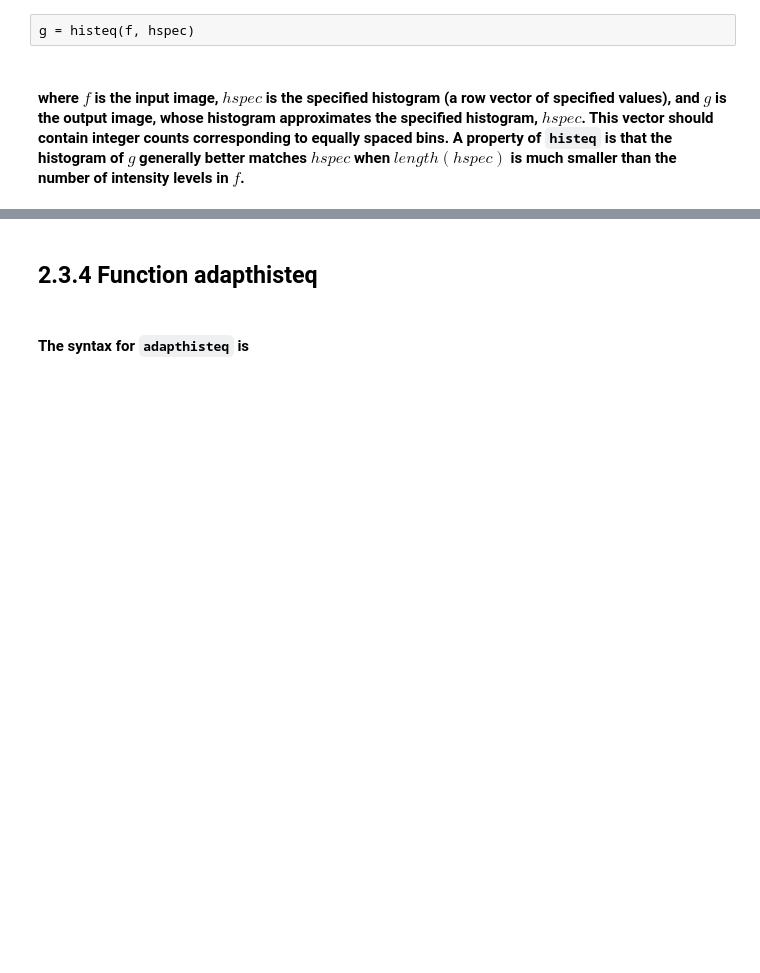
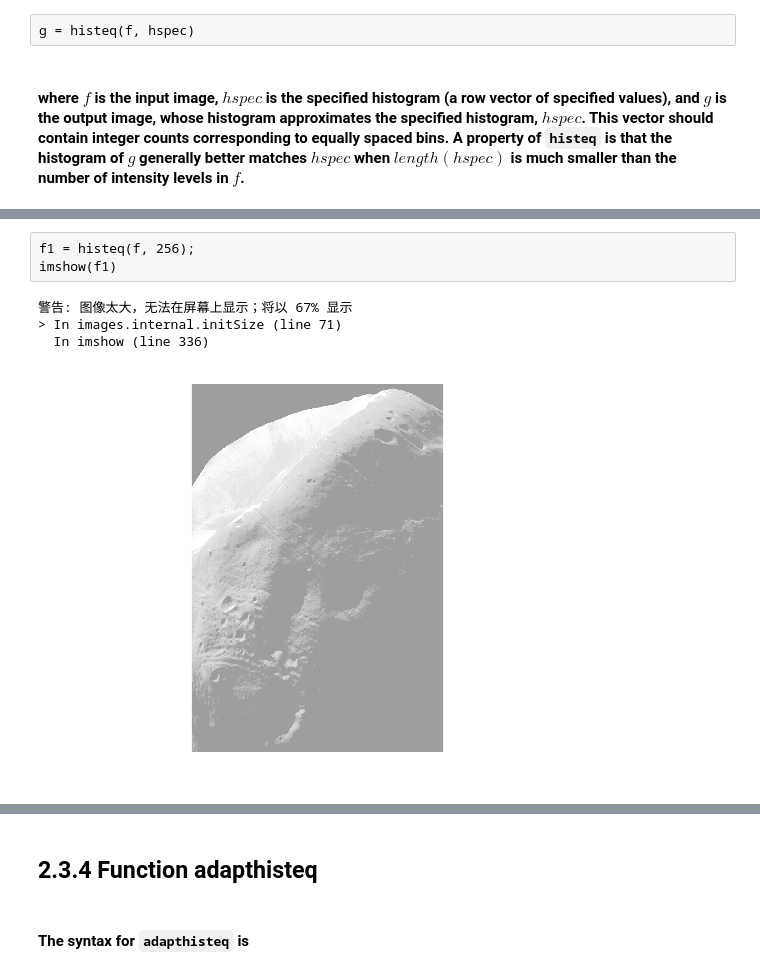
Before and after one commit to SunYufei/dipum2e, a Jupyter notebook: Chapter 2/2.3.ipynb, the cells around one changed output, grey strips where cells are left out. Drawn from its saved outputs; the diff is of its cells as text; blank space fills up the shorter version.

```diff
--- a/Chapter 2/2.3.ipynb
+++ b/Chapter 2/2.3.ipynb
@@ -196,0 +199,8 @@ subplot(224), imhist(f1)
+# %%
+f1 = histeq(f, 256);
+imshow(f1)
+# %% [output]
+警告: 图像太大，无法在屏幕上显示；将以 67% 显示
+> In images.internal.initSize (line 71)
+  In imshow (line 336)
+[figure, added]
```
Also changed, not shown: parts of 9 cells of this notebook, 7 other files.
